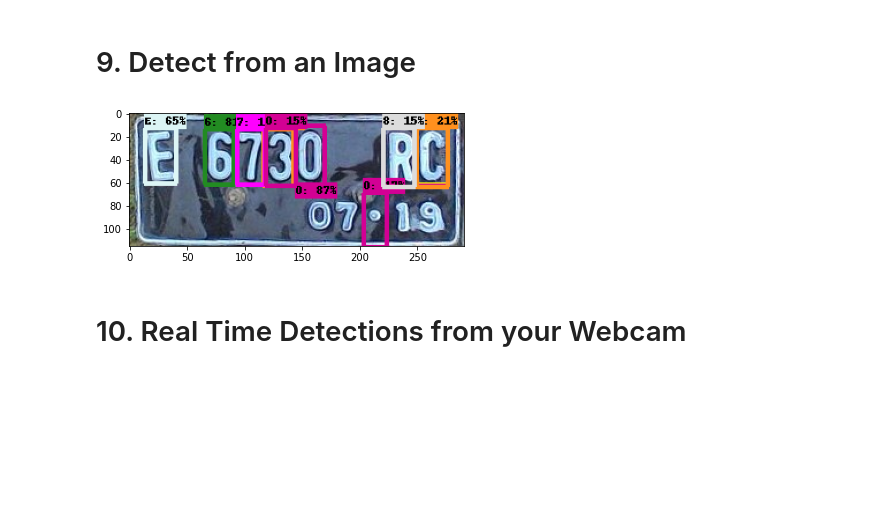
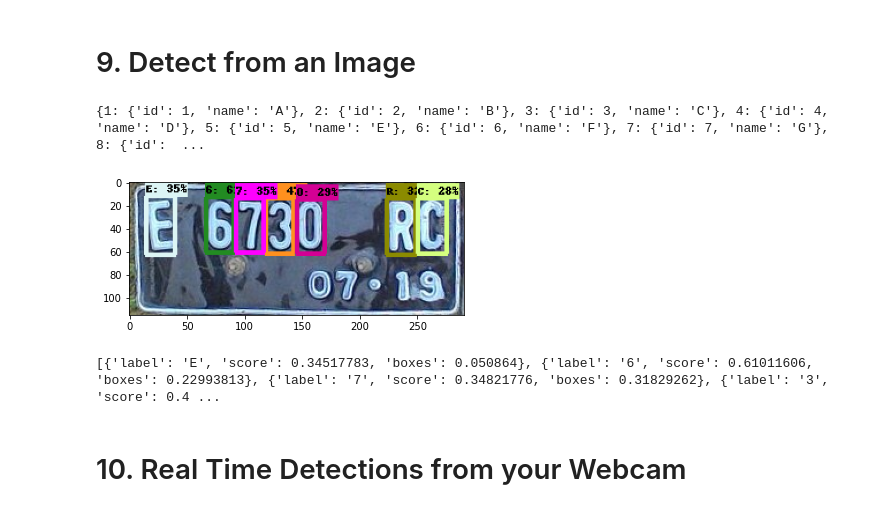
Before and after one commit to sekarlm/license-plate-recognition, a Jupyter notebook: digits_recognition/TFOD_digits_recognition.ipynb, the cells around one changed output. Saved outputs shown, nothing was run; the diff lists cells and outputs as text; code cells hidden in the pictures; blank space fills up the shorter version.

Commit message:
Retrive detection result

```diff
--- a/digits_recognition/TFOD_digits_recognition.ipynb
+++ b/digits_recognition/TFOD_digits_recognition.ipynb
@@ -3,7 +8,7 @@
 # %%
 import os
 # %%
-CUSTOM_MODEL_NAME = 'my_ssd_resnet50'
+CUSTOM_MODEL_NAME = 'my_ssd_resnet50_v1_fpn'
 PRETRAINED_MODEL_NAME = 'ssd_resnet50_v1_fpn_640x640_coco17_tpu-8'
 PRETRAINED_MODEL_URL = 'http://download.tensorflow.org/models/object_detection/tf2/20200711/ssd_resnet50_v1_fpn_640x640_coco17_tpu-8.tar.gz'
 TF_RECORD_SCRIPT_NAME = 'generate_tfrecord.py'
@@ -347,6 +363,10 @@ from matplotlib import pyplot as plt
 %matplotlib inline
 # %%
 category_index = label_map_util.create_category_index_from_labelmap(files['LABELMAP'])
+# %%
+print(category_index)
+# %% [output]
+{1: {'id': 1, 'name': 'A'}, 2: {'id': 2, 'name': 'B'}, 3: {'id': 3, 'name': 'C'}, 4: {'id': 4, 'name': 'D'}, 5: {'id': 5, 'name': 'E'}, 6: {'id': 6, 'name': 'F'}, 7: {'id': 7, 'name': 'G'}, 8: {'id':  ...
 # %%
 IMAGE_PATH = os.path.join(paths['IMAGE_PATH'], 'test', '351.E 6730 RC-07-19.jpeg')
 # %%
@@ -354,36 +374,55 @@ img = cv2.imread(IMAGE_PATH)
 image_np = np.array(img)
 
 input_tensor = tf.convert_to_tensor(np.expand_dims(image_np, 0), dtype=tf.float32)
 detections = detect_fn(input_tensor)
 
 num_detections = int(detections.pop('num_detections'))
 detections = {key: value[0, :num_detections].numpy()
               for key, value in detections.items()}
 detections['num_detections'] = num_detections
 
 # detection_classes should be ints.
 detections['detection_classes'] = detections['detection_classes'].astype(np.int64)
 
 # print hasil deteksi
 
 label_id_offset = 1
 image_np_with_detections = image_np.copy()
 
 viz_utils.visualize_boxes_and_labels_on_image_array(
             image_np_with_detections,
             detections['detection_boxes'],
             detections['detection_classes']+label_id_offset,
             detections['detection_scores'],
             category_index,
             use_normalized_coordinates=True,
-            max_boxes_to_draw=11,
-            min_score_thresh=0.15,
+            max_boxes_to_draw=8,
+            min_score_thresh=0.27,
             agnostic_mode=False)
 
 plt.imshow(cv2.cvtColor(image_np_with_detections, cv2.COLOR_BGR2RGB))
 plt.show()
 # %% [output]
-[figure, old version]
+[figure, new version]
+# %%
+boxes = detections['detection_boxes']
+max_boxes_to_draw = 8
+scores = detections['detection_scores']
+class_idx = detections['detection_classes']+label_id_offset
+min_score_thresh=.27
+
+result = []
+for i in range(min(max_boxes_to_draw, boxes.shape[0])):
+  if scores[i] > min_score_thresh:
+    item = {"label": category_index[class_idx[i]]["name"],
+            "score": scores[i],
+            "boxes": boxes[i][1]
+    }
+    result.append(item)
+
+result = sorted(result, key=lambda k: k['boxes'])
+# %% [output]
+[{'label': 'E', 'score': 0.34517783, 'boxes': 0.050864}, {'label': '6', 'score': 0.61011606, 'boxes': 0.22993813}, {'label': '7', 'score': 0.34821776, 'boxes': 0.31829262}, {'label': '3', 'score': 0.4 ...
 # %% [markdown]
 # 10. Real Time Detections from your Webcam
 # %%
```
Also changed, not shown: parts of 13 cells of this notebook.
